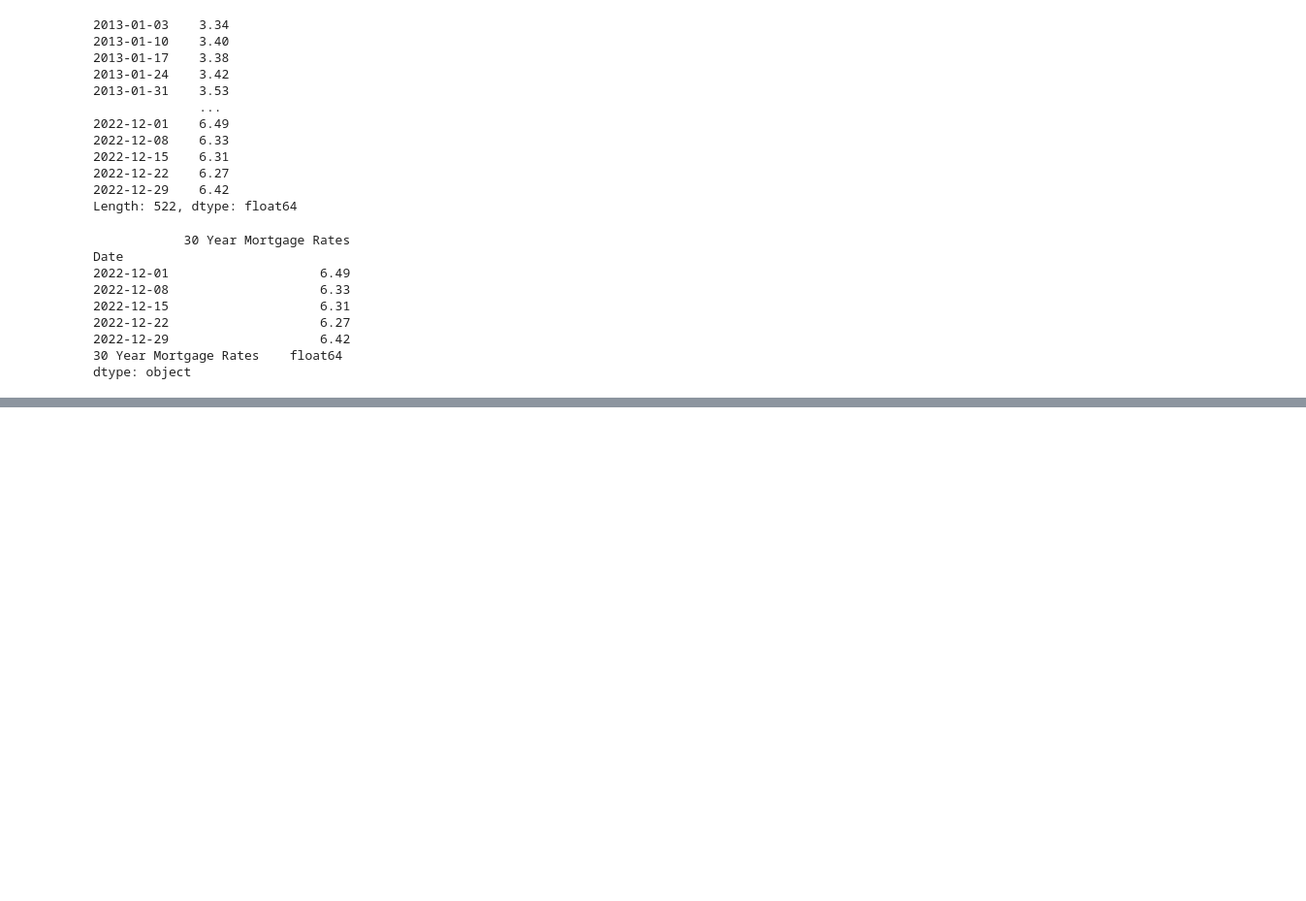
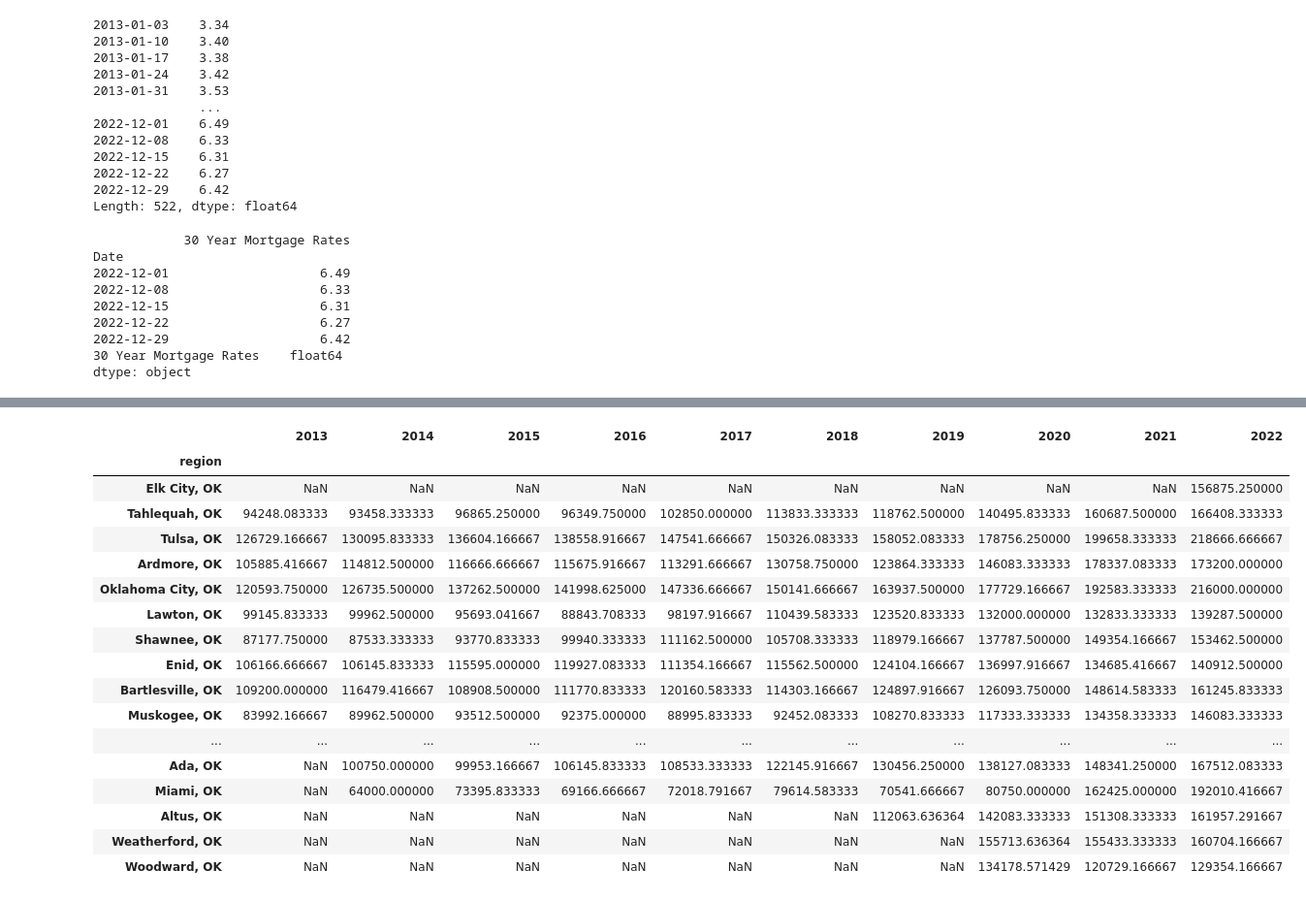
Before and after one commit to ramkumarpj/project-one, a Jupyter notebook: code/HomeSales_InterestRate_Analysis.ipynb, the cells around one changed output, grey strips where cells are left out. Shown at 97% size. Saved outputs shown, nothing was run; the diff lists cells and outputs as text; code cells hidden in the pictures; blank space fills up the shorter version.

```diff
--- a/code/HomeSales_InterestRate_Analysis.ipynb
+++ b/code/HomeSales_InterestRate_Analysis.ipynb
@@ -70,0 +200,3 @@ plt.show()
+# %%
+dfValue = dfValue.loc[ (dfValue['date'].dt.year > 2012) & (dfValue['date'].dt.year < 2023), :]
+dfValue.tail()
@@ -70,0 +210,6 @@ plt.show()
+# %%
+
+median_sales_price_by_year = []
+for i in range(2013, 2023):
+    dfValue_temp = dfValue.loc[dfValue['date'].dt.year == i,:]
+    median_sales_price_by_year.append(dfValue_temp.groupby("region")["value"].mean())
@@ -70,0 +236,8 @@ plt.show()
+# %%
+median_sales_by_metro = pd.DataFrame(dfValue['region'].unique())
+
+median_sales_by_metro = median_sales_by_metro.rename(columns= {0 : 'region'})
+
+median_sales_by_metro = median_sales_by_metro.set_index('region')
+
+median_sales_by_metro
@@ -70,0 +263,6 @@ plt.show()
+# %%
+year = 2013
+for median_sales in median_sales_price_by_year:
+    print(median_sales)
+    median_sales_by_metro[year] = median_sales
+    year += 1
@@ -70,0 +287,21 @@ plt.show()
+# %%
+median_sales_by_metro
+# %% [output]
+|  | 2013 | 2014 | 2015 | 2016 | 2017 | 2018 | 2019 | 2020 | 2021 | 2022 |
+| region |  |  |  |  |  |  |  |  |  |  |
+| Elk City, OK | NaN | NaN | NaN | NaN | NaN | NaN | NaN | NaN | NaN | 156875.250000 |
+| Tahlequah, OK | 94248.083333 | 93458.333333 | 96865.250000 | 96349.750000 | 102850.000000 | 113833.333333 | 118762.500000 | 140495.833333 | 160687.500000 | 166408.333333 |
+| Tulsa, OK | 126729.166667 | 130095.833333 | 136604.166667 | 138558.916667 | 147541.666667 | 150326.083333 | 158052.083333 | 178756.250000 | 199658.333333 | 218666.666667 |
+| Ardmore, OK | 105885.416667 | 114812.500000 | 116666.666667 | 115675.916667 | 113291.666667 | 130758.750000 | 123864.333333 | 146083.333333 | 178337.083333 | 173200.000000 |
+| Oklahoma City, OK | 120593.750000 | 126735.500000 | 137262.500000 | 141998.625000 | 147336.666667 | 150141.666667 | 163937.500000 | 177729.166667 | 192583.333333 | 216000.000000 |
+| Lawton, OK | 99145.833333 | 99962.500000 | 95693.041667 | 88843.708333 | 98197.916667 | 110439.583333 | 123520.833333 | 132000.000000 | 132833.333333 | 139287.500000 |
+| Shawnee, OK | 87177.750000 | 87533.333333 | 93770.833333 | 99940.333333 | 111162.500000 | 105708.333333 | 118979.166667 | 137787.500000 | 149354.166667 | 153462.500000 |
+| Enid, OK | 106166.666667 | 106145.833333 | 115595.000000 | 119927.083333 | 111354.166667 | 115562.500000 | 124104.166667 | 136997.916667 | 134685.416667 | 140912.500000 |
+| Bartlesville, OK | 109200.000000 | 116479.416667 | 108908.500000 | 111770.833333 | 120160.583333 | 114303.166667 | 124897.916667 | 126093.750000 | 148614.583333 | 161245.833333 |
+| Muskogee, OK | 83992.166667 | 89962.500000 | 93512.500000 | 92375.000000 | 88995.833333 | 92452.083333 | 108270.833333 | 117333.333333 | 134358.333333 | 146083.333333 |
+| ... | ... | ... | ... | ... | ... | ... | ... | ... | ... | ... |
+| Ada, OK | NaN | 100750.000000 | 99953.166667 | 106145.833333 | 108533.333333 | 122145.916667 | 130456.250000 | 138127.083333 | 148341.250000 | 167512.083333 |
+| Miami, OK | NaN | 64000.000000 | 73395.833333 | 69166.666667 | 72018.791667 | 79614.583333 | 70541.666667 | 80750.000000 | 162425.000000 | 192010.416667 |
+| Altus, OK | NaN | NaN | NaN | NaN | NaN | NaN | 112063.636364 | 142083.333333 | 151308.333333 | 161957.291667 |
+| Weatherford, OK | NaN | NaN | NaN | NaN | NaN | NaN | NaN | 155713.636364 | 155433.333333 | 160704.166667 |
+| Woodward, OK | NaN | NaN | NaN | NaN | NaN | NaN | NaN | 134178.571429 | 120729.166667 | 129354.166667 |
```
Also changed, not shown: parts of 37 cells of this notebook, 1 other file.
